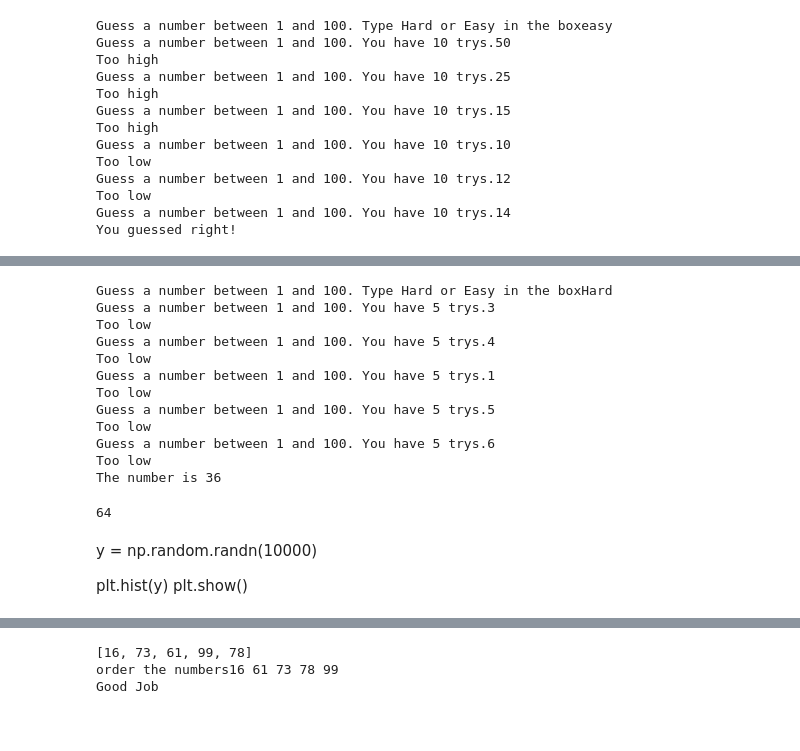
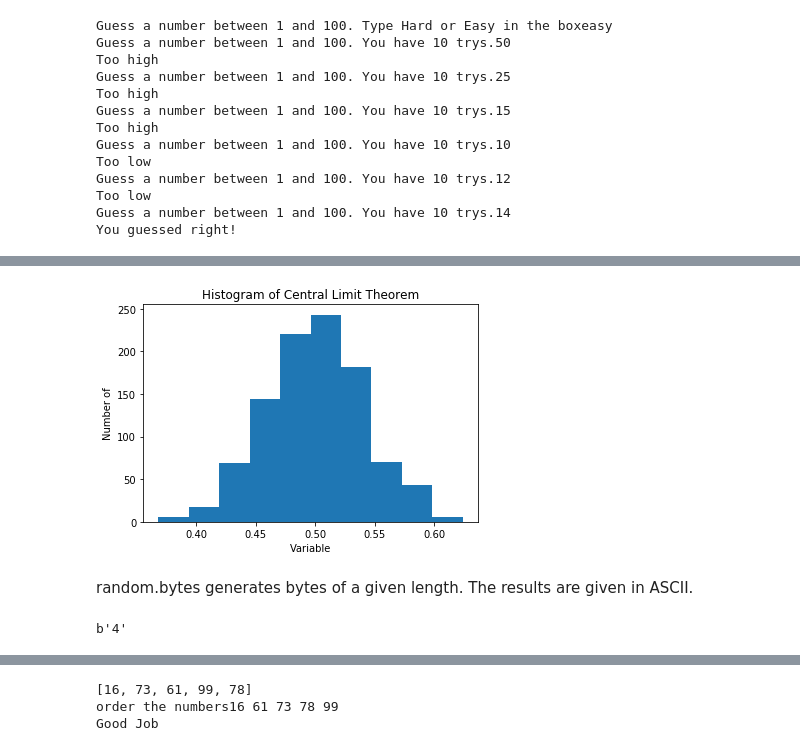
Before and after one commit to dermotkel/programming-for-data-analysis, a Jupyter notebook: Simple Random Data.ipynb, the cells around one changed output, grey strips where cells are left out. Drawn from its saved outputs; the diff is of its cells as text; code cells hidden in the pictures; blank space fills up the shorter version.

```diff
--- a/Simple Random Data.ipynb
+++ b/Simple Random Data.ipynb
@@ -212,54 +253,20 @@ plt.show()
-# %%
-while True:
-    ans = input("Guess a number between 1 and 100. Type Hard or Easy in the box")
-    if ans not in ('Hard', "Easy"):
-        print("Type Easy or Hard.")
-    else:
-        break
-
-
-if ans == "Hard":
-    ans = 5
-else:
-    ans = 10
-
-
-
-num = np.random.randint(1,100)
-
-for x in range(ans):
-    guess = int(input("Guess a number between 1 and 100. You have " + str(ans) + " trys." ))
-
-    if guess < num:
-        print("Too low")
-
-    elif guess > num:
-        print("Too high")
-
-    else:
-        break
-
-if guess == num:
-
-    print("You guessed right!")
-
-else:
-    print("Sorry, the number is " + str(num))
-# %% [output]
-Guess a number between 1 and 100. Type Hard or Easy in the boxHard
-Guess a number between 1 and 100. You have 5 trys.3
-Too low
-Guess a number between 1 and 100. You have 5 trys.4
-Too low
-Guess a number between 1 and 100. You have 5 trys.1
-Too low
-Guess a number between 1 and 100. You have 5 trys.5
-Too low
-Guess a number between 1 and 100. You have 5 trys.6
-Too low
-The number is 36
+# %%
+#cite: https://www.youtube.com/watch?v=Ecs_JPe9gCM&
+y = np.random.rand(10000) # Uniform distribution created again
+samples = [] # Empty list created
+for x in range(1000): # The below operation is performed 1000 times
+    samples.append(np.mean(random.choices(y,k=50))) # choices takes a sample of 50. The mean of the sample is calculated and is added to the empty list.
+
+plt.hist(samples)
+plt.ylabel('Number of')
+plt.xlabel('Variable')
+plt.title("Histogram of Central Limit Theorem")
+plt.show()
+# %% [output]
+[figure, added]
+# %% [markdown]
+random.bytes generates bytes of a given length. The results are given in ASCII.
 # %%
-num = np.random.randint(1,100)
-print(num)
+print(np.random.bytes(1))
 # %% [output]
-64
+b'4'
@@ -278,5 +272,0 @@ plt.show()
-# %% [markdown]
-y = np.random.randn(10000)
-
-plt.hist(y)
-plt.show()
```
Also changed, not shown: parts of 20 cells of this notebook.
